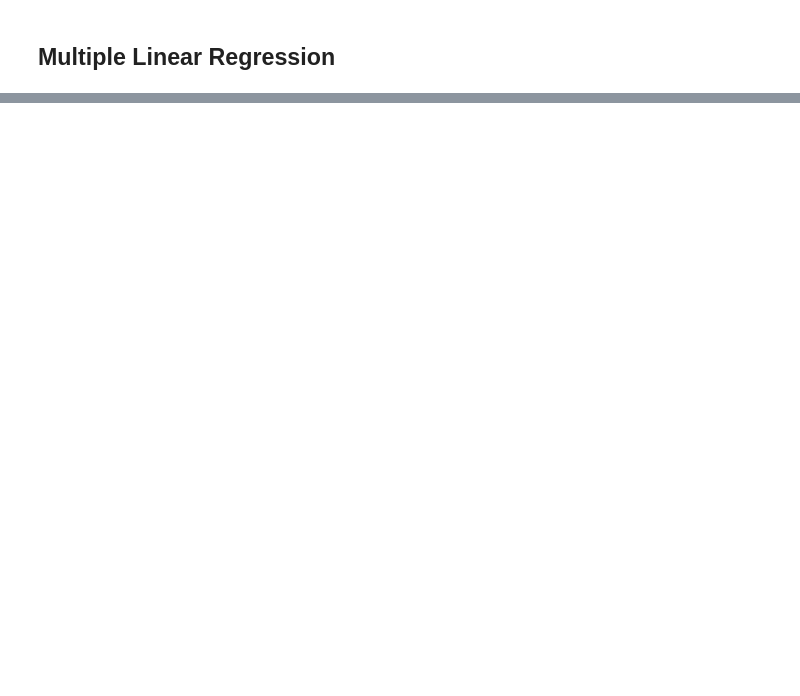
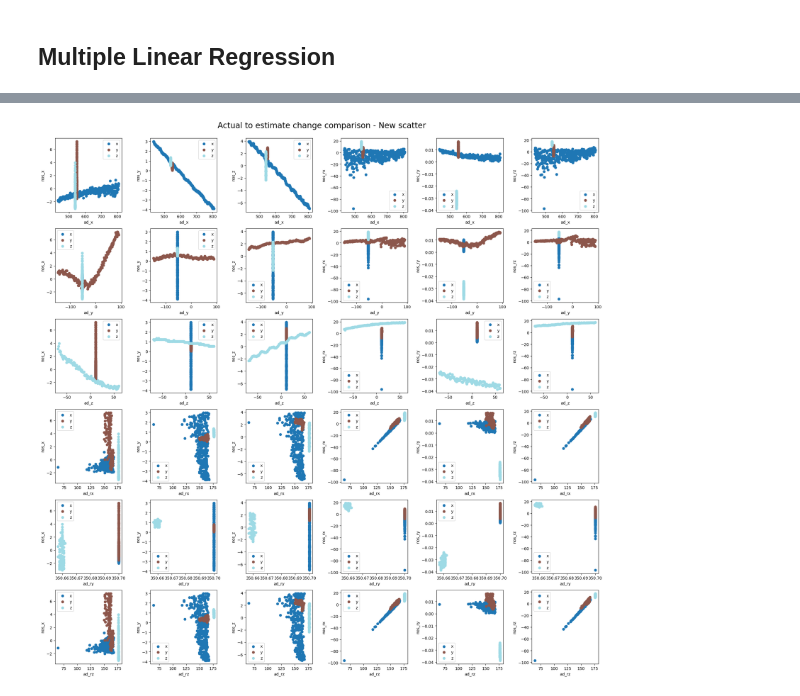
Before and after one commit to JimmyDanger12/rocsys, a Jupyter notebook: data_exploration.ipynb, the cells around one changed output, grey strips where cells are left out. Saved outputs shown, nothing was run; the diff lists cells and outputs as text; code cells hidden in the pictures; blank space fills up the shorter version.

```diff
--- a/data_exploration.ipynb
+++ b/data_exploration.ipynb
@@ -189,0 +327,30 @@ coeff_dict
+# %%
+def calculate_actual_distance(coords, coeffs:dict=coeff_dict):
+    new_coords = []
+    for i,x in enumerate(ed_names):
+        d = coeffs[x]["const"]
+        k = coeffs[x]["x1"]
+        new_coords.append(k*coords[i]+d)
+
+    return new_coords
+# %%
+sample_size = len(diff_df)
+df_test = diff_df.sample(sample_size,ignore_index=True)
+
+ned_names = ['ned_x', 'ned_y', 'ned_z', 'ned_rx', 'ned_ry', 'ned_rz']
+new_data = []
+for i, row in df_test.iterrows():
+    coords = [row[name] for name in ed_names]
+    new_coords = calculate_actual_distance(coords)
+    new_data.append(new_coords)
+
+new_df = pd.DataFrame(new_data, columns=ned_names)
+# Concatenate new_df with the original df
+result_df = pd.concat([df_test, new_df], axis=1)
+
+nos_names =["nos_x","nos_y","nos_z","nos_rx","nos_ry","nos_rz"]
+for name in nos_names:
+    ed_col = "ad_" + name.split("_")[1]
+    ned_col = "ned_" + name.split("_")[1]
+    result_df[name] = result_df[ed_col] - result_df[ned_col]
+result_df
@@ -189,0 +387,5 @@ coeff_dict
+# %%
+new_names = ["origin"]+ad_names+nos_names
+show_scatter(result_df.loc[:,new_names],"New scatter",ad_names,nos_names)
+# %% [output]
+[figure, added]
```
Also changed, not shown: parts of 19 cells of this notebook, 24 other files.
